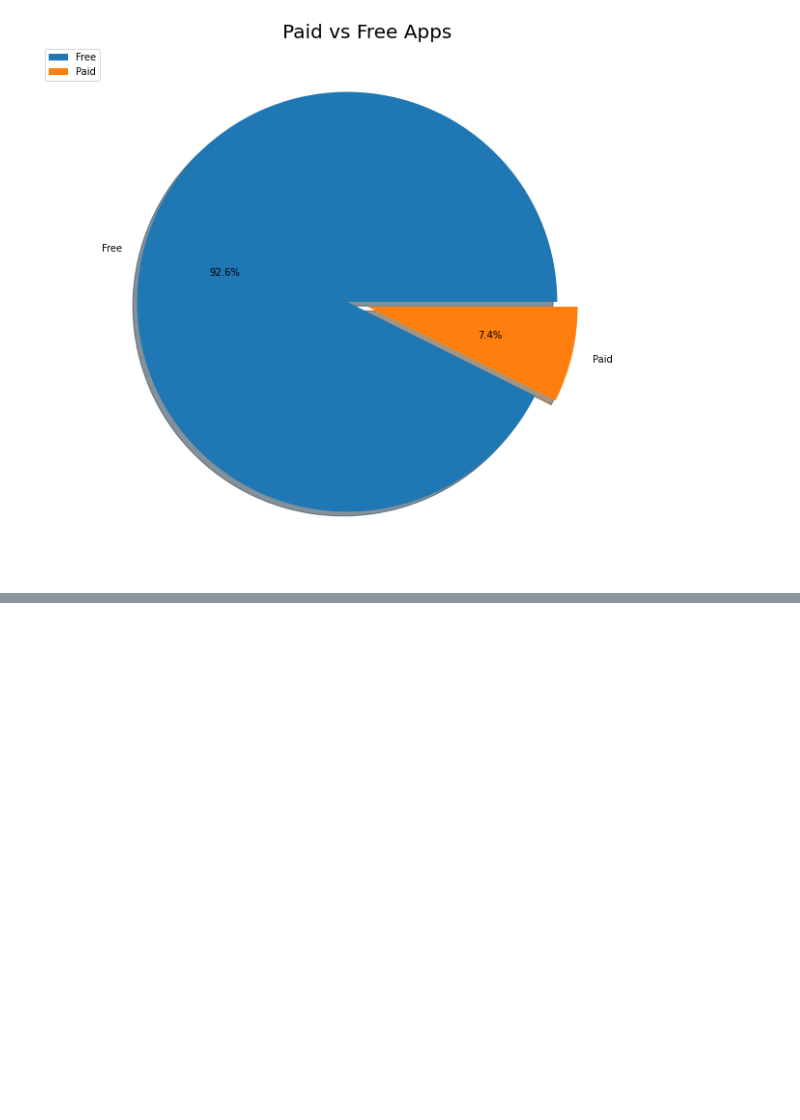
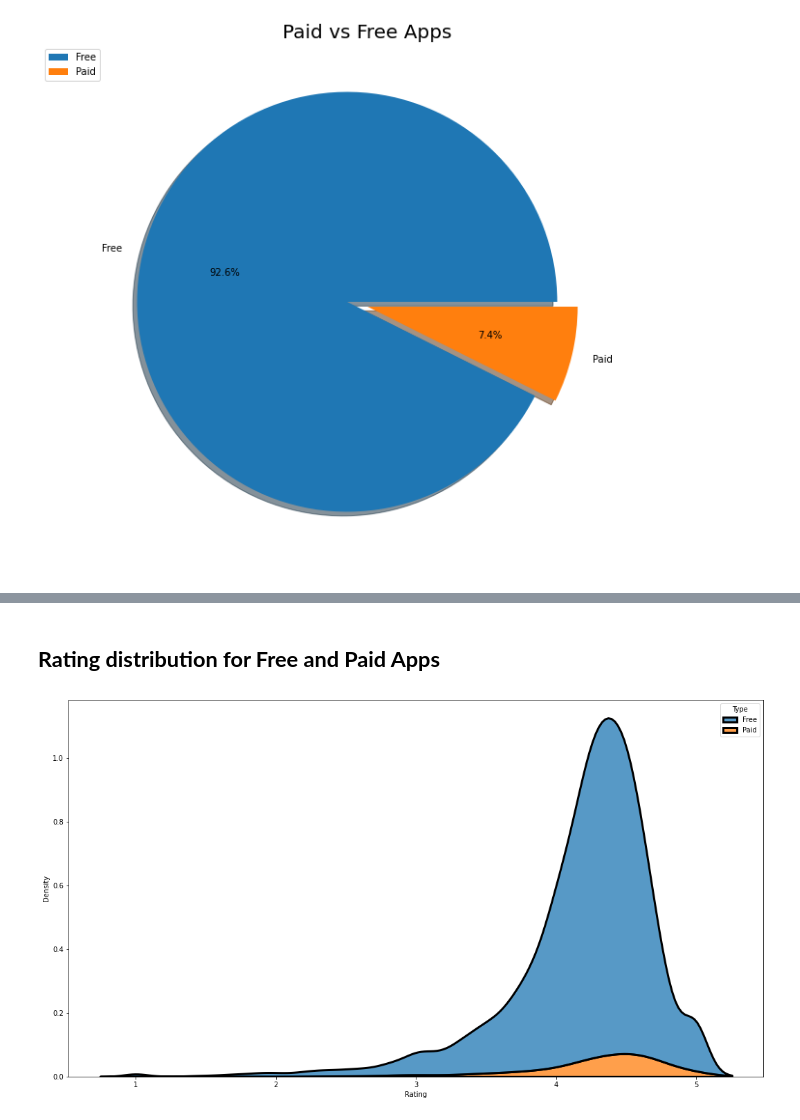
Before and after one commit to amol004/Google-Play-Store-EDA, a Jupyter notebook: Capstone_project_Google_play_store_review_analysis_(EDA)_Notebook_{Amol_Thakur}.ipynb, the cells around one changed output, grey strips where cells are left out. Saved outputs shown, nothing was run; the diff lists cells and outputs as text; code cells hidden in the pictures; blank space fills up the shorter version.

```diff
--- a/Capstone_project_Google_play_store_review_analysis_(EDA)_Notebook_{Amol_Thakur}.ipynb
+++ b/Capstone_project_Google_play_store_review_analysis_(EDA)_Notebook_{Amol_Thakur}.ipynb
@@ -657,0 +685,8 @@ plt.legend(bbox_to_anchor=(0,1)); # adjusting the position of information box
+# %% [markdown]
+## **Rating distribution for Free and Paid Apps**
+# %%
+# Understanding the rating distribution for Free and Paid Apps with the help of kdeplot
+plt.rcParams['figure.figsize'] = (18,10)
+sns.kdeplot(data=play_df, x="Rating", hue="Type",multiple="stack",edgecolor='black',lw=3);
+# %% [output]
+[figure, added]
```
Also changed, not shown: parts of 31 cells of this notebook.
